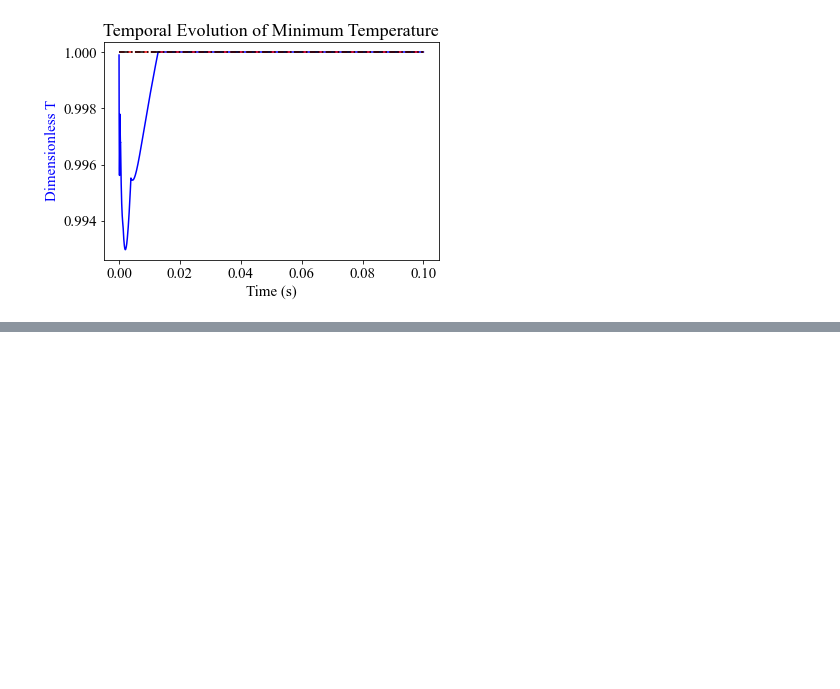
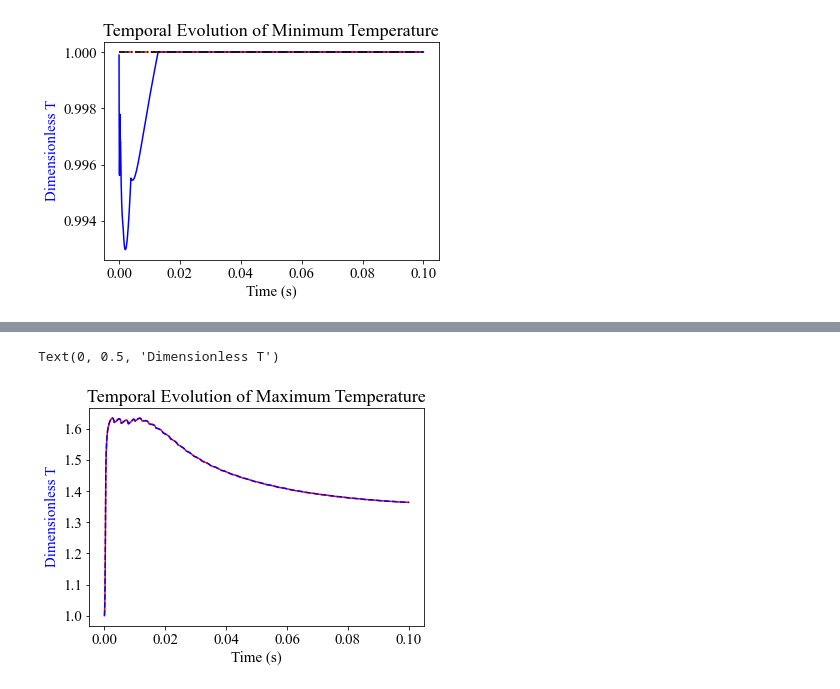
Before and after one commit to anoldfriend0718/openfoam, a Jupyter notebook: applications/solvers/cokeCombustionFoam/SegregatedSteps/runs/complicatedPorousMedia/combustions/optimize/compare.ipynb, the cells around one changed output, grey strips where cells are left out. Drawn from its saved outputs; the diff is of its cells as text; code cells hidden in the pictures; blank space fills up the shorter version.

```diff
--- a/applications/solvers/cokeCombustionFoam/SegregatedSteps/runs/complicatedPorousMedia/combustions/optimize/compare.ipynb
+++ b/applications/solvers/cokeCombustionFoam/SegregatedSteps/runs/complicatedPorousMedia/combustions/optimize/compare.ipynb
@@ -94,0 +102,3 @@ Text(0, 0.5, 'Dimensionless T')
+# %%
+df_tiny2_3=reaMinMaxFile(r"./tiny2_3/postProcessing/minMaxComponents/0/fieldMinMax.dat")
+df_tiny2_3.head()
@@ -94,0 +112,11 @@ Text(0, 0.5, 'Dimensionless T')
+# %%
+fig, ax = plt.subplots()
+ax.set_xlabel(f"Time (s)")
+ax.set_title(f"Temporal Evolution of Maximum Temperature",color="k")
+
+ax.plot(df_tiny2_2["Time"],df_tiny2_2["max"]/Tref,linestyle="-",label="Tiny 2-2",color="r")
+ax.plot(df_tiny2_3["Time"],df_tiny2_3["max"]/Tref,linestyle="--",label="Tiny 2-3",color="b")
+ax.set_ylabel(f"Dimensionless T",color="b")
+# %% [output]
+Text(0, 0.5, 'Dimensionless T')
+[figure, added]
```
Also changed, not shown: parts of 4 cells of this notebook, 39 other files.
